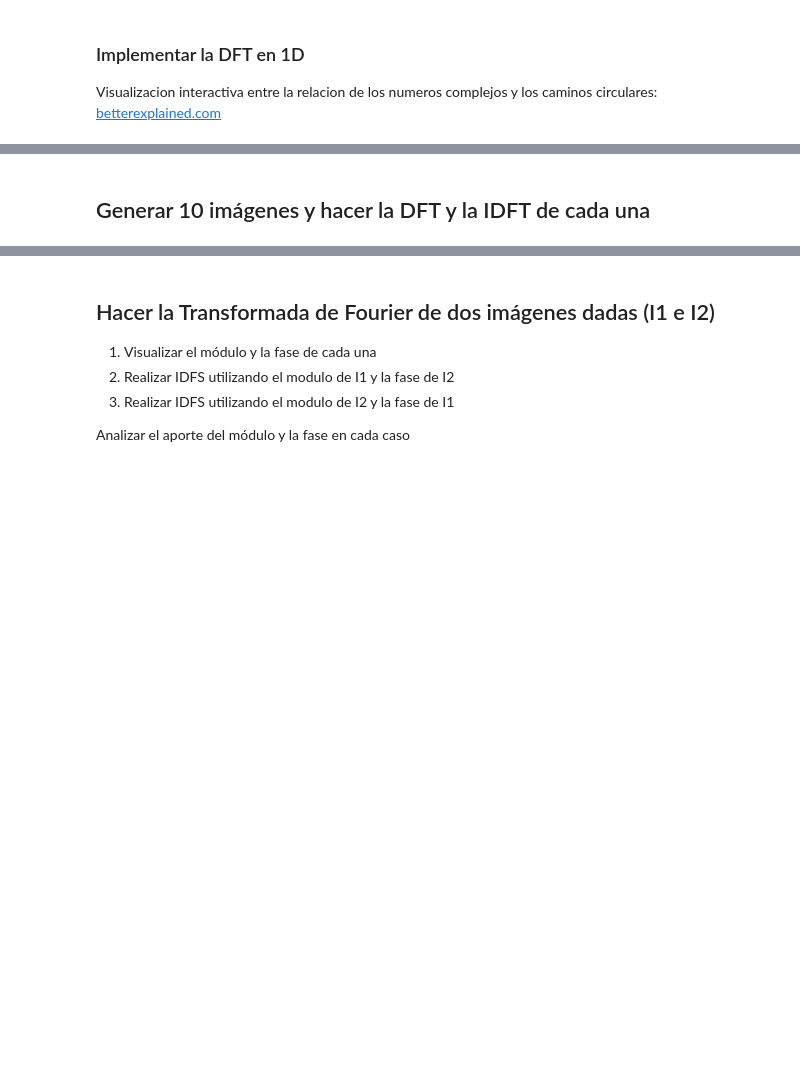
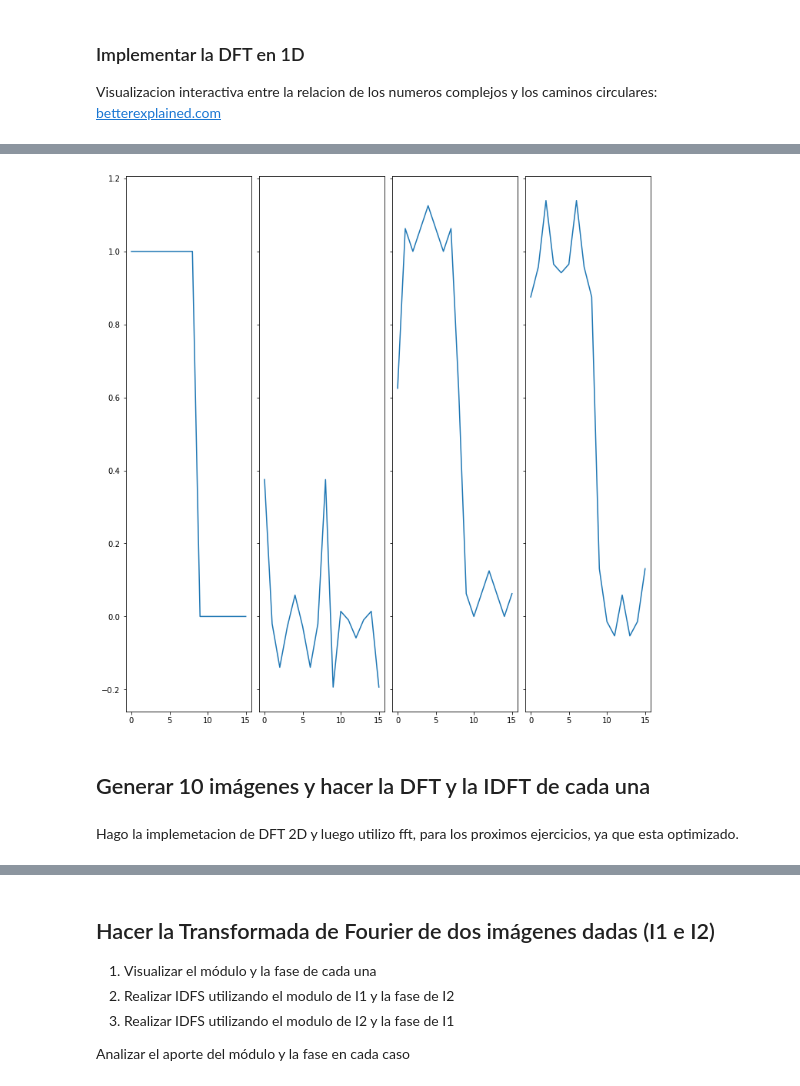
Before and after one commit to KenetC/ProcImg, a Jupyter notebook: Labos/Practica4.ipynb, the cells around one changed output, grey strips where cells are left out. Drawn from its saved outputs; the diff is of its cells as text; code cells hidden in the pictures; blank space fills up the shorter version.

```diff
--- a/Labos/Practica4.ipynb
+++ b/Labos/Practica4.ipynb
@@ -130,25 +178,56 @@ def IDFT_1D(senalModulo, senalFase):
+# %%
+def IDFT_1D(senalModulo, senalFase):
+    """
+    Realizamos la sumatoria entre cada base y su proyeccion
+    obteniendo la imagen original
+    """
+    N = len(senalModulo)
+    senalRecuperada = np.zeros(N, dtype=complex)
+
+    for n in range(N):
+        suma_real = 0
+        suma_imag = 0
+        for k in range(N):
+            angulo = 2 * np.pi * k * n / N
+            # Reconstruimos la parte real e imaginaria
+            real_k = senalModulo[k] * np.cos(senalFase[k])
+            imag_k = senalModulo[k] * np.sin(senalFase[k])
+            suma_real += real_k * np.cos(angulo) - imag_k * np.sin(angulo)
+            suma_imag += real_k * np.sin(angulo) + imag_k * np.cos(angulo)
+
+        senalRecuperada[n] = suma_real + 1j * suma_imag
+
+    senalRecuperada /= np.sqrt(N)
+
+    return senalRecuperada
 # %%
 senal = np.array([1, 1, 1, 1, 1, 1, 1, 1, 1, 0, 0, 0, 0, 0, 0, 0])
 senalModulo, senalFase = DFT_1D(senal)
+N = len(senal)
 
 ## Suprimir Frecuencias Altas
-senalModuloSinAltas =
+senalModuloSinAltas = senalModulo.copy()
+senalModuloSinAltas[senalModulo > np.quantile(senalModulo,0.6)]= 0
 senalSinAltas = IDFT_1D(senalModuloSinAltas,senalFase)
 
 ## Suprimir Frecuencias Intermedias
-senalModuloSinIntermedias =
-senalSinAltas = IDFT_1D(senalModuloSinIntermedias,senalFase)
+senalModuloSinIntermedias = senalModulo.copy()
+senalModuloSinIntermedias[(senalModulo>np.quantile(senalModulo,0.3))&(senalModulo<np.quantile(senalModulo,0.7))] = 0
+senalSinIntermedias = IDFT_1D(senalModuloSinIntermedias,senalFase)
 
 ## Suprimir Frecuencias Bajas
-senalModuloSinBajas =
-senalSinAltas = IDFT_1D(senalModuloSinBajas,senalFase)
+senalModuloSinBajas = senalModulo.copy()
+senalModuloSinBajas[senalModulo<np.quantile(senalModulo,0.4)] = 0
+senalSinBajas = IDFT_1D(senalModuloSinBajas,senalFase)
 
 
 fig, axes = plt.subplots(1, 4, figsize=(10, 10),sharex=True, sharey=True, layout="constrained")
 axes[0].plot(range(senal.shape[0]), senal)
-axes[1].plot(range(senal.shape[0]), senalSinAltas)
-axes[2].plot(range(senal.shape[0]), senalModuloSinIntermedias)
-axes[3].plot(range(senal.shape[0]), senalModuloSinBajas)
+axes[1].plot(range(senal.shape[0]), np.real(senalSinAltas))
+axes[2].plot(range(senal.shape[0]), np.real(senalSinIntermedias))
+axes[3].plot(range(senal.shape[0]), np.real(senalSinBajas))
 plt.show()
+# %% [output]
+[figure, added]
 # %% [markdown]
 ## Generar 10 imágenes y hacer la DFT y la IDFT de cada una
@@ -165,0 +234,2 @@ def IDFT_2D(frecuenciasMagnitud, frecuenciasAngulo):
+# %% [markdown]
+Hago la implemetacion de DFT 2D y luego utilizo fft, para los proximos ejercicios, ya que esta optimizado.
```
Also changed, not shown: parts of 19 cells of this notebook.
